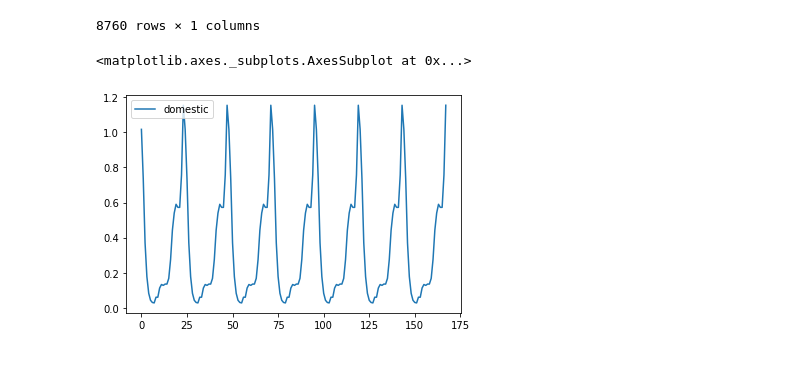
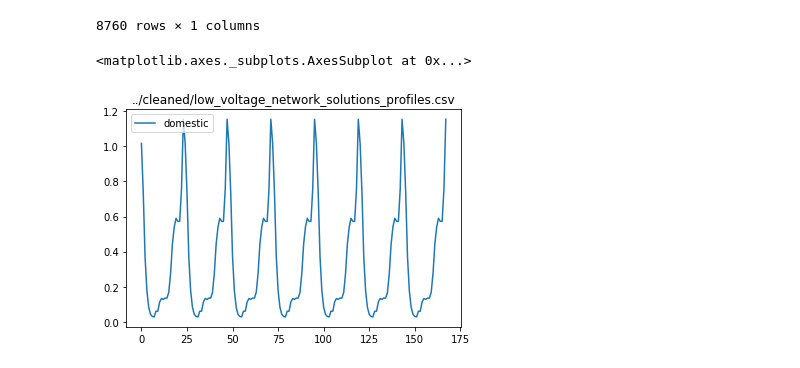
Before and after one commit to rbrown-orxa/LC_App_2_microservices, a Jupyter notebook: data/Low Voltage Network Models/clean_load_profile.ipynb, the cells around one changed output. Cells and saved outputs as stored; diff of their text form; code cells hidden in the pictures.

```diff
--- a/data/Low Voltage Network Models/clean_load_profile.ipynb
+++ b/data/Low Voltage Network Models/clean_load_profile.ipynb
@@ -64,7 +64,8 @@ output
 # %%
 output.to_csv('../cleaned/low_voltage_network_solutions_profiles.csv')
 # %%
-output[:24*7].plot()
+output[:24*7].plot(
+    title='../cleaned/low_voltage_network_solutions_profiles.csv')
 # %% [output]
 <matplotlib.axes._subplots.AxesSubplot at 0x...>
-[figure, old version]
+[figure, new version]
```
Also changed, not shown: parts of 1 cell of this notebook, 3 other files.
